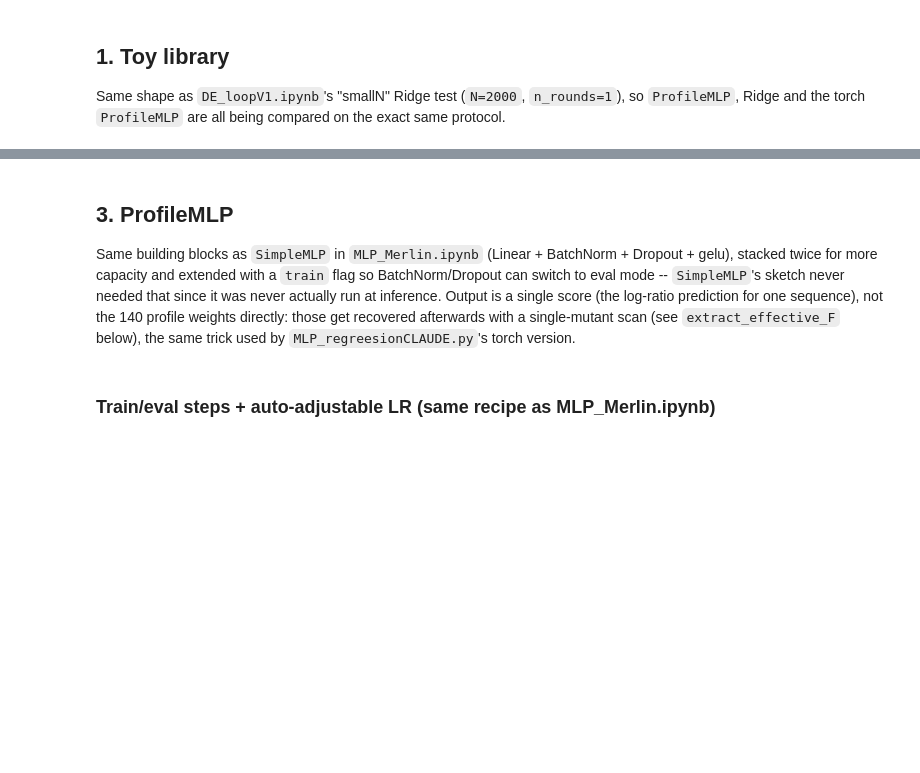
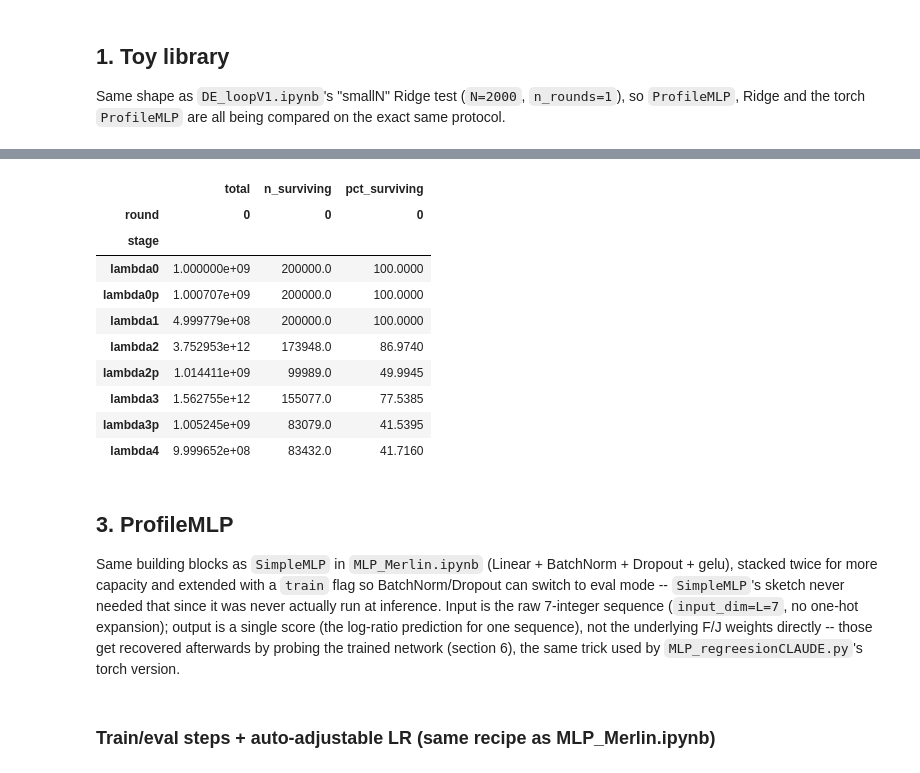
Before and after one commit to merlin-cc/Directed-Evolution-loop, a Jupyter notebook: Modelization_V1/MLP regression/ProfileMLP_recovery_nnx.ipynb, the cells around one changed output, grey strips where cells are left out. Cells and saved outputs as stored; diff of their text form; code cells hidden in the pictures; blank space fills up the shorter version.

```diff
--- a/Modelization_V1/MLP regression/ProfileMLP_recovery_nnx.ipynb
+++ b/Modelization_V1/MLP regression/ProfileMLP_recovery_nnx.ipynb
@@ -94,12 +112,57 @@ print(f"Selectivity dataset: {seqs_sel.shape[0]} (sequence, round) pairs")
+# %%
+import pandas as pd
+
+def lambda_evolution_table(protocol, n_rounds=1):
+    """
+    Runs protocol.N_loop_DE(n_rounds) and tabulates total abundance + surviving diversity for
+    every lambda checkpoint, in true pipeline order, one column group per round.
+    """
+    rounds = protocol.N_loop_DE(n_rounds)
+    stages = ["lambda0", "lambda0p", "lambda1", "lambda2", "lambda2p", "lambda3", "lambda3p", "lambda4"]
+
+    rows = []
+    for round_idx, (bio_row, ngs_row) in enumerate(rounds):
+        lambda0, lambda1, lambda2, lambda3, lambda4 = bio_row
+        lambda0p, lambda2p, lambda3p = ngs_row
+        stage_arrays = {
+            "lambda0": lambda0, "lambda0p": lambda0p, "lambda1": lambda1,
+            "lambda2": lambda2, "lambda2p": lambda2p, "lambda3": lambda3,
+            "lambda3p": lambda3p, "lambda4": lambda4,
+        }
+        for stage in stages:
+            arr = np.asarray(stage_arrays[stage])
+            rows.append(dict(
+                round=round_idx, stage=stage,
+                total=float(arr.sum()), n_surviving=int((arr > 0).sum()),
+            ))
+
+    df = pd.DataFrame(rows)
+    df["pct_surviving"] = 100 * df["n_surviving"] / protocol.d0
+    return df.pivot(index="stage", columns="round", values=["total", "n_surviving", "pct_surviving"]).reindex(stages)
+
+lambda_evolution_table(protocol, n_rounds=1)
+# %% [output]
+|  | total | n_surviving | pct_surviving |
+| round | 0 | 0 | 0 |
+| stage |  |  |  |
+| lambda0 | 1.000000e+09 | 200000.0 | 100.0000 |
+| lambda0p | 1.000707e+09 | 200000.0 | 100.0000 |
+| lambda1 | 4.999779e+08 | 200000.0 | 100.0000 |
+| lambda2 | 3.752953e+12 | 173948.0 | 86.9740 |
+| lambda2p | 1.014411e+09 | 99989.0 | 49.9945 |
+| lambda3 | 1.562755e+12 | 155077.0 | 77.5385 |
+| lambda3p | 1.005245e+09 | 83079.0 | 41.5395 |
+| lambda4 | 9.999652e+08 | 83432.0 | 41.7160 |
 # %% [markdown]
 ## 3. ProfileMLP
 
 Same building blocks as `SimpleMLP` in `MLP_Merlin.ipynb` (Linear + BatchNorm + Dropout + gelu),
 stacked twice for more capacity and extended with a `train` flag so BatchNorm/Dropout can switch
 to eval mode -- `SimpleMLP`'s sketch never needed that since it was never actually run at
-inference. Output is a single score (the log-ratio prediction for one sequence), not the 140
-profile weights directly: those get recovered afterwards with a single-mutant scan (see
-`extract_effective_F` below), the same trick used by `MLP_regreesionCLAUDE.py`'s torch version.
+inference. Input is the raw 7-integer sequence (`input_dim=L=7`, no one-hot expansion); output is
+a single score (the log-ratio prediction for one sequence), not the underlying F/J weights
+directly -- those get recovered afterwards by probing the trained network (section 6), the same
+trick used by `MLP_regreesionCLAUDE.py`'s torch version.
 # %%
 class ProfileMLP(nnx.Module):
     """
```
Also changed, not shown: parts of 20 cells of this notebook, 4 other files.
